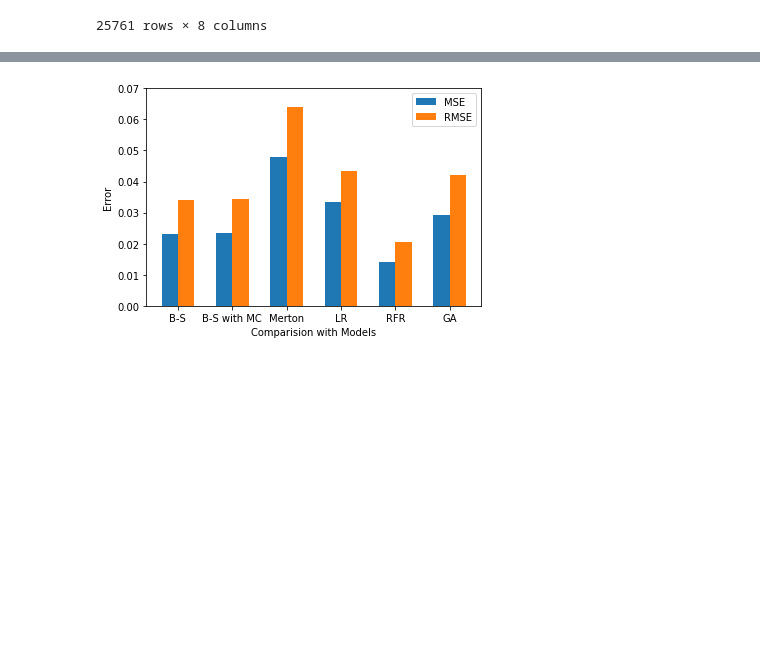
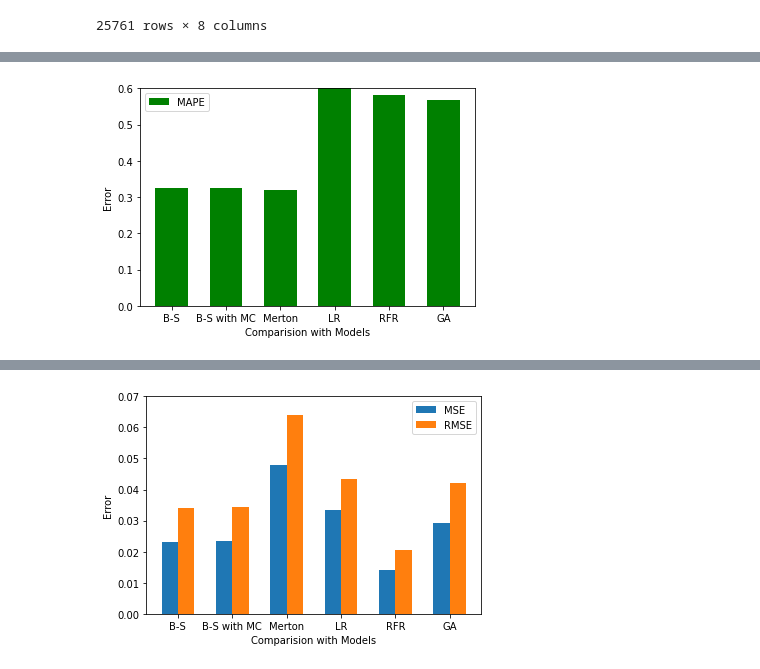
Before and after one commit to yangfy0608/CS277_Option_Price_Prediction, a Jupyter notebook: 传统机器学习模型/Comparison.ipynb, the cells around one changed output, grey strips where cells are left out. Cells and saved outputs as stored; diff of their text form; code cells hidden in the pictures; blank space fills up the shorter version.

```diff
--- a/传统机器学习模型/Comparison.ipynb
+++ b/传统机器学习模型/Comparison.ipynb
@@ -175,0 +209,28 @@ MAPE = [0.32470574480807013,
+# %%
+size = 6
+
+x = np.arange(size)
+
+# 有a/b两种类型的数据，n设置为2
+total_width, n = 0.6, 1
+# 每种类型的柱状图宽度
+width = total_width / n
+
+
+# 重新设置x轴的坐标
+x = x - (total_width - width) / 2
+plt.rcParams['font.serif'] = ['Times New Roman']
+# 画柱状图
+plt.bar(x + 0*width, MAPE, width=width, label="MAPE",color = 'green')
+plt.xticks(np.arange(6), ('B-S', 'B-S with MC', 'Merton', 'LR', "RFR","GA"))
+# 显示图例
+# plt.figure(dpi=300,figsize=(24,24))
+plt.legend(loc='upper left')
+plt.xlabel("Comparision with Models")
+plt.ylabel("Mean Absolute Percentage Error")
+plt.ylim(0,0.6)
+plt.savefig('./data/MAPE.png', dpi=500)
+# 显示柱状图
+plt.show()
+# %% [output]
+[figure, added]
```
Also changed, not shown: parts of 11 cells of this notebook, 8 other files.
